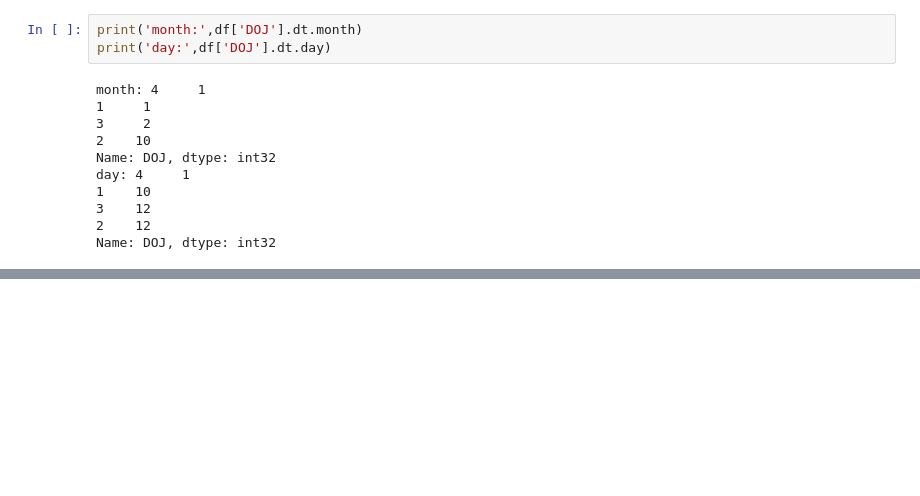
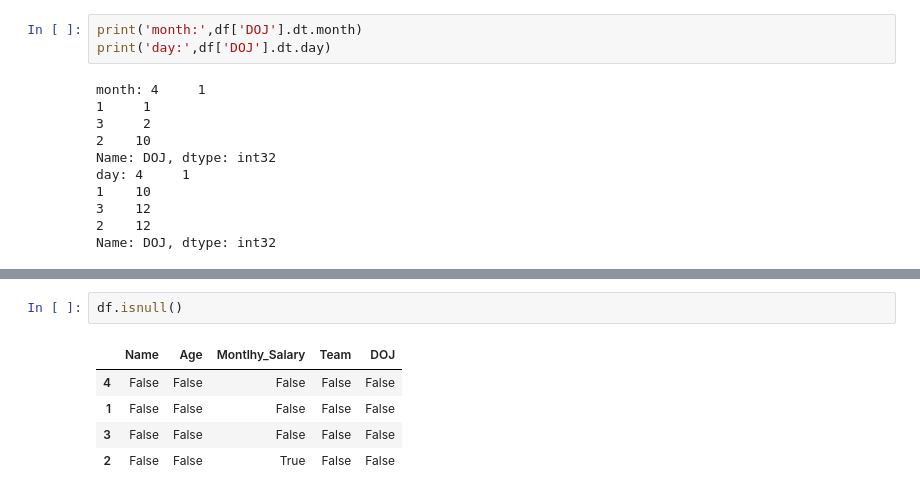
Before and after one commit to kaflebiplob/ML_BASICS, a Jupyter notebook: pandas_basic/pandas_basic_test.ipynb, the cells around one changed output, grey strips where cells are left out. Cells and saved outputs as stored; diff of their text form; blank space fills up the shorter version.

```diff
--- a/pandas_basic/pandas_basic_test.ipynb
+++ b/pandas_basic/pandas_basic_test.ipynb
@@ -360,0 +373,8 @@ Name: DOJ, dtype: int32
+# %%
+df.isnull()
+# %% [output]
+|  | Name | Age | Montlhy_Salary | Team | DOJ |
+| 4 | False | False | False | False | False |
+| 1 | False | False | False | False | False |
+| 3 | False | False | False | False | False |
+| 2 | False | False | True | False | False |
```
Also changed, not shown: parts of 17 cells of this notebook.
